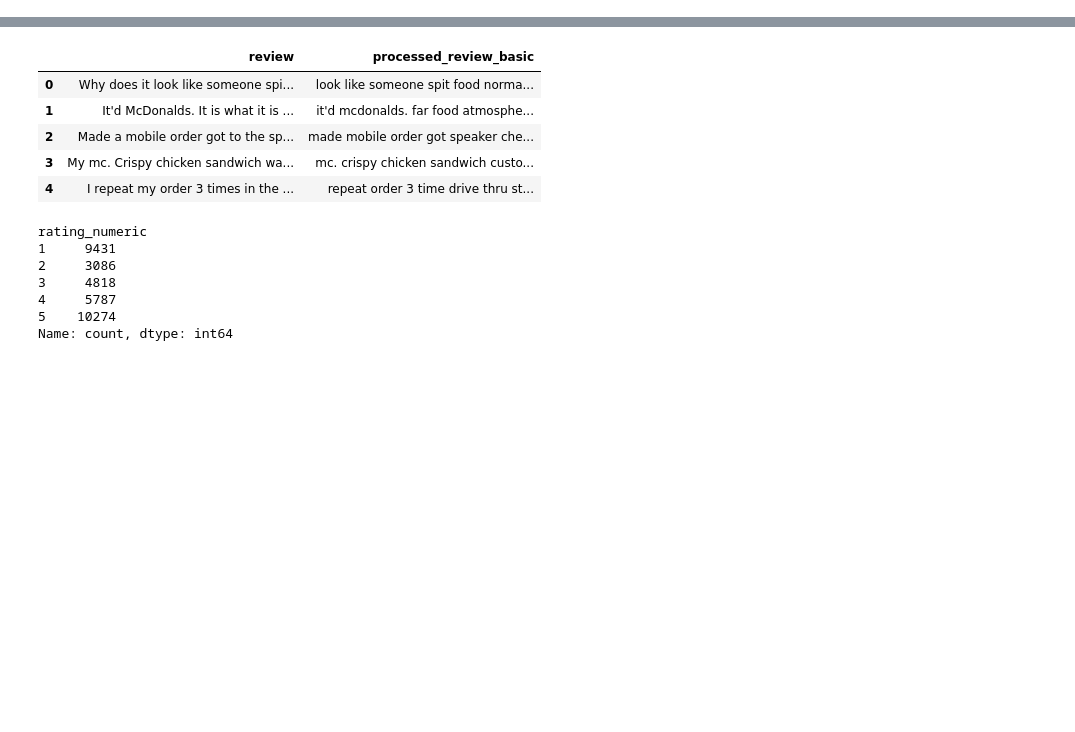
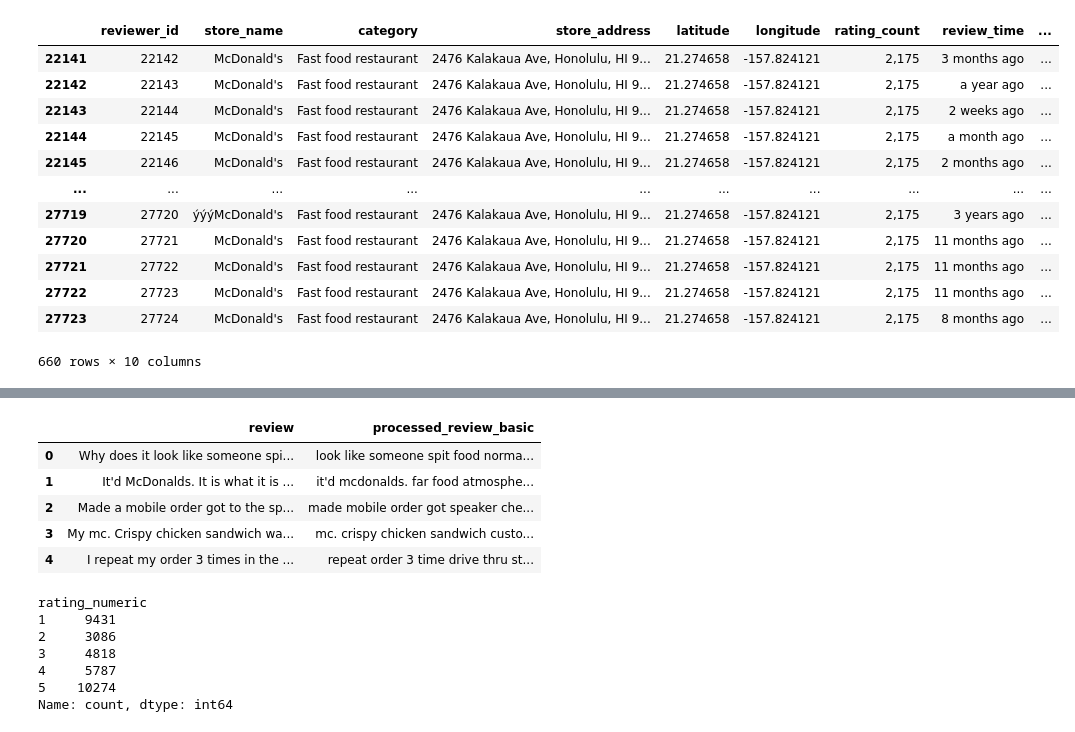
Before and after one commit to TeachFakerPlayingMid/McDonald-s_Store_Reviews_Analytics_INSY669_Final_Project, a Jupyter notebook: EDA+ preprocessing.ipynb, the cells around one changed output, grey strips where cells are left out. Drawn from its saved outputs; the diff is of its cells as text; code cells hidden in the pictures; blank space fills up the shorter version.

```diff
--- a/EDA+ preprocessing.ipynb
+++ b/EDA+ preprocessing.ipynb
@@ -106,0 +187,2 @@ stop_words = set(stopwords.words('english'))
+# %%
+null_rows["store_address"] = "2476 Kalakaua Ave, Honolulu, HI 96815, United States"
@@ -106,0 +195,28 @@ stop_words = set(stopwords.words('english'))
+# %%
+import requests
+
+def get_lat_lng(address, api_key):
+    # Encode the address for URL
+    address = requests.utils.quote(address)
+
+    # Construct the API URL
+    url = f"https://maps.googleapis.com/maps/api/geocode/json?address={address}&key={api_key}"
+
+    # Send the GET request
+    response = requests.get(url)
+
+    # Parse the response JSON
+    json_response = response.json()
+
+    if json_response.get("status") == "OK":
+        # Extract latitude and longitude
+        lat = json_response["results"][0]["geometry"]["location"]["lat"]
+        lng = json_response["results"][0]["geometry"]["location"]["lng"]
+        return lat, lng
+    else:
+        return None, None
+
+api_key = "AIzaSyDxX-C8Gm6LmYkf5om-zXelcfInwU33bYs"
+address = "2476 Kalakaua Ave, Honolulu, HI 96815, United States"
+latitude, longitude = get_lat_lng(address, api_key)
+print(f"Latitude: {latitude}, Longitude: {longitude}")
@@ -106,0 +225,3 @@ stop_words = set(stopwords.words('english'))
+# %%
+null_rows["latitude"] = latitude
+null_rows["longitude"] = longitude
@@ -106,0 +239,16 @@ stop_words = set(stopwords.words('english'))
+# %%
+null_rows
+# %% [output]
+|  | reviewer_id | store_name | category | store_address | latitude | longitude | rating_count | review_time | ... |
+| 22141 | 22142 | McDonald's | Fast food restaurant | 2476 Kalakaua Ave, Honolulu, HI 9... | 21.274658 | -157.824121 | 2,175 | 3 months ago | ... |
+| 22142 | 22143 | McDonald's | Fast food restaurant | 2476 Kalakaua Ave, Honolulu, HI 9... | 21.274658 | -157.824121 | 2,175 | a year ago | ... |
+| 22143 | 22144 | McDonald's | Fast food restaurant | 2476 Kalakaua Ave, Honolulu, HI 9... | 21.274658 | -157.824121 | 2,175 | 2 weeks ago | ... |
+| 22144 | 22145 | McDonald's | Fast food restaurant | 2476 Kalakaua Ave, Honolulu, HI 9... | 21.274658 | -157.824121 | 2,175 | a month ago | ... |
+| 22145 | 22146 | McDonald's | Fast food restaurant | 2476 Kalakaua Ave, Honolulu, HI 9... | 21.274658 | -157.824121 | 2,175 | 2 months ago | ... |
+| ... | ... | ... | ... | ... | ... | ... | ... | ... | ... |
+| 27719 | 27720 | ýýýMcDonald's | Fast food restaurant | 2476 Kalakaua Ave, Honolulu, HI 9... | 21.274658 | -157.824121 | 2,175 | 3 years ago | ... |
+| 27720 | 27721 | McDonald's | Fast food restaurant | 2476 Kalakaua Ave, Honolulu, HI 9... | 21.274658 | -157.824121 | 2,175 | 11 months ago | ... |
+| 27721 | 27722 | McDonald's | Fast food restaurant | 2476 Kalakaua Ave, Honolulu, HI 9... | 21.274658 | -157.824121 | 2,175 | 11 months ago | ... |
+| 27722 | 27723 | McDonald's | Fast food restaurant | 2476 Kalakaua Ave, Honolulu, HI 9... | 21.274658 | -157.824121 | 2,175 | 11 months ago | ... |
+| 27723 | 27724 | McDonald's | Fast food restaurant | 2476 Kalakaua Ave, Honolulu, HI 9... | 21.274658 | -157.824121 | 2,175 | 8 months ago | ... |
+660 rows × 10 columns
```
Also changed, not shown: parts of 30 cells of this notebook.
